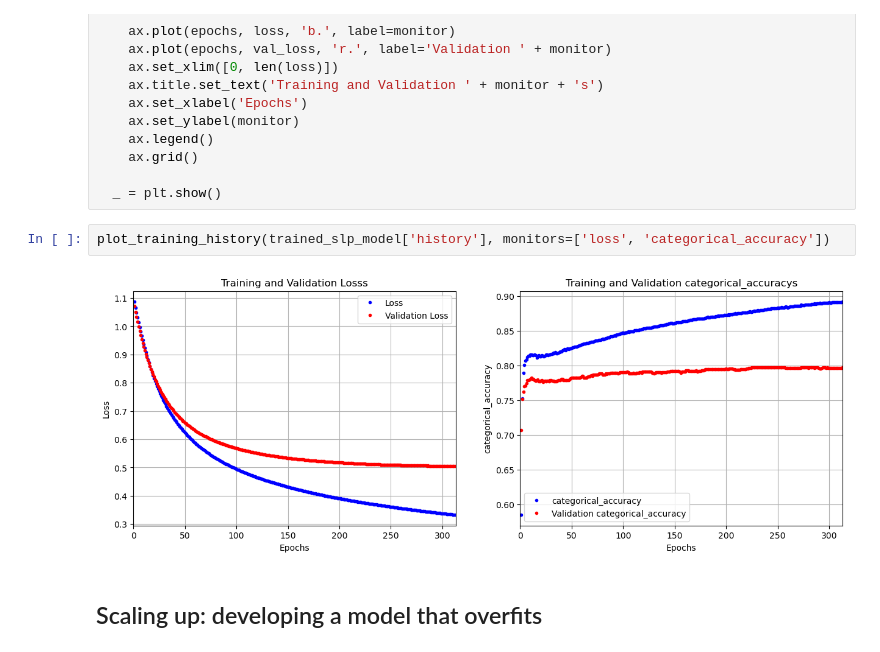
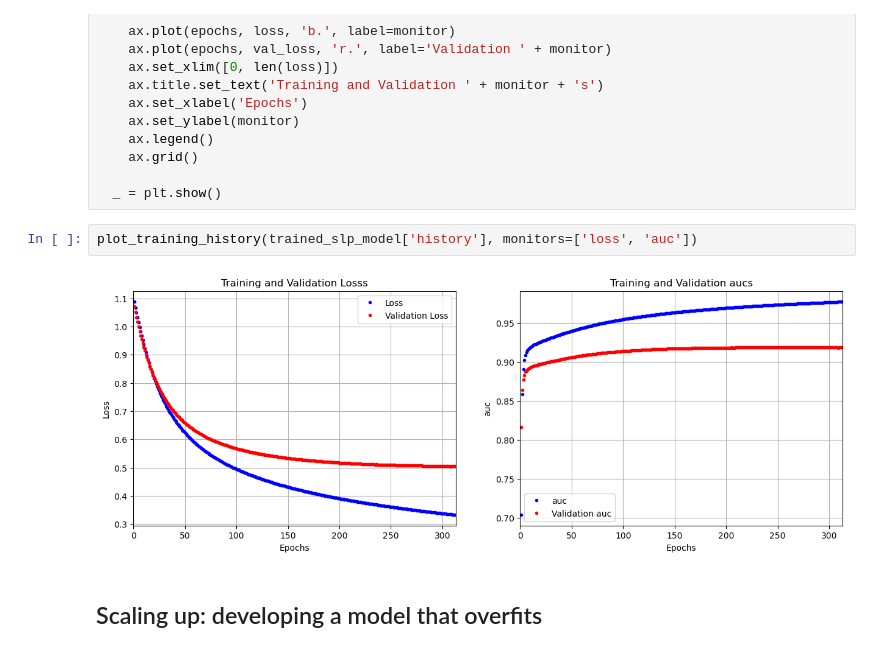
Before and after one commit to sreent/neural-networks-old, a Jupyter notebook: Twitter US Airline Sentiment - NLP Example.ipynb, the cells around one changed output. Cells and saved outputs as stored; diff of their text form.

```diff
--- a/Twitter US Airline Sentiment - NLP Example.ipynb
+++ b/Twitter US Airline Sentiment - NLP Example.ipynb
@@ -256,9 +264,9 @@ def plot_training_history(history, monitors=['loss', 'AUC']) :
 
   _ = plt.show()
 # %%
-plot_training_history(trained_slp_model['history'], monitors=['loss', 'categorical_accuracy'])
+plot_training_history(trained_slp_model['history'], monitors=['loss', 'auc'])
 # %% [output]
-[figure, old version]
+[figure, new version]
 # %% [markdown]
  ## Scaling up: developing a model that overfits
 # %%
```
Also changed, not shown: parts of 13 cells of this notebook, 1 other file.
